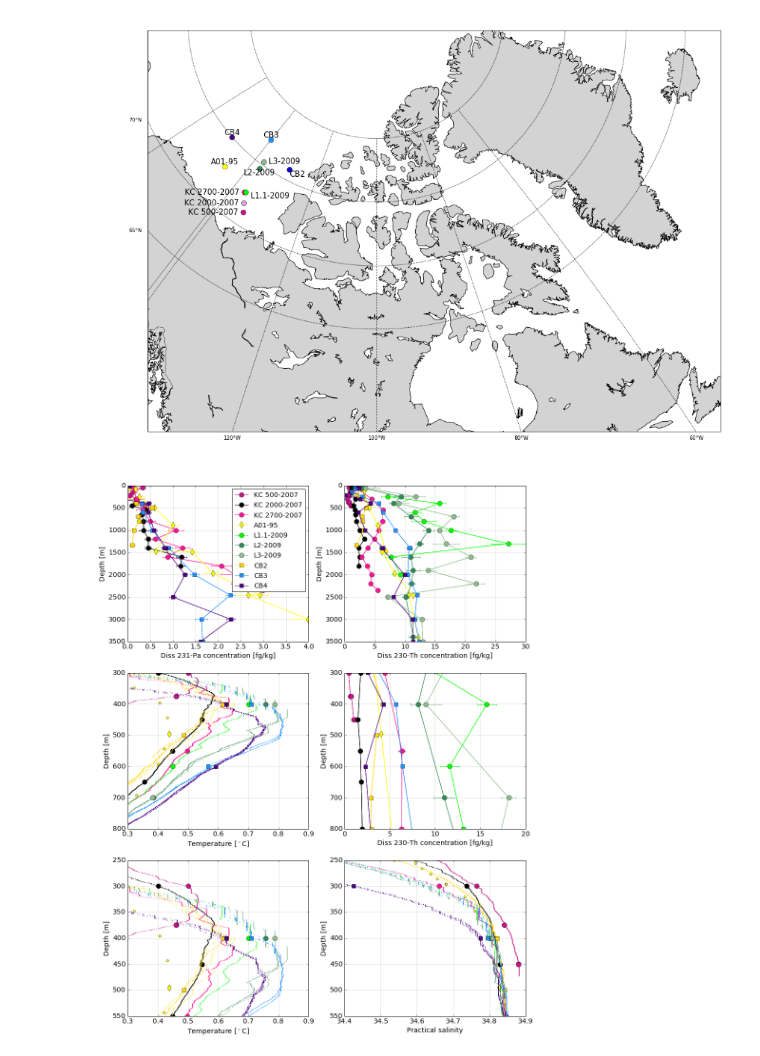
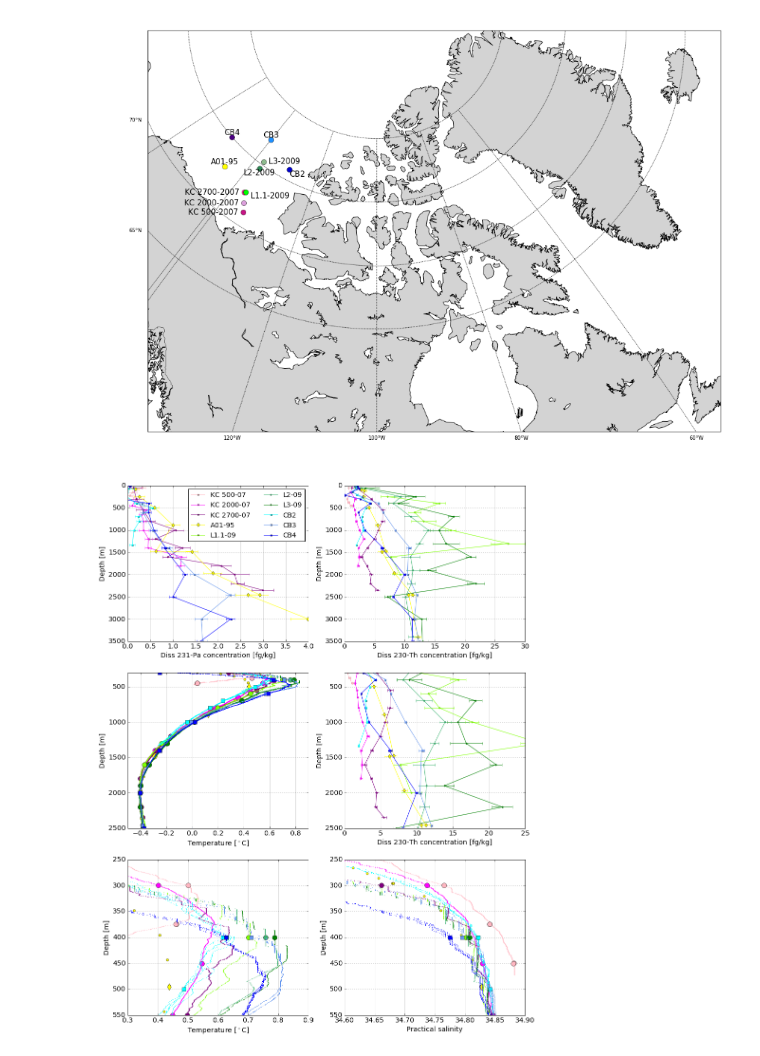
Before and after one commit to UBC-MOAD/analysis-melanie, a Jupyter notebook: notebooks/Geotraces2015data/CanadaBasin-v1-data.ipynb, the cells around one changed output. Saved outputs shown, nothing was run; the diff lists cells and outputs as text; code cells hidden in the pictures.

```diff
--- a/notebooks/Geotraces2015data/CanadaBasin-v1-data.ipynb
+++ b/notebooks/Geotraces2015data/CanadaBasin-v1-data.ipynb
@@ -19,7 +19,7 @@ To toggle on/off the raw code, click <a href="javascript:code_toggle()">here</a>
 # %%
 import Data
 
-data,sta,date,lon,lat,P,d,t,s,Tr,fluo,oxy_uM,oxy_mL,rho,isop,si,ti,NO3_1,NO3_2,PO3_1,PO3_2,SiO4_1,SiO4_2,nut = Data.AllData_variables()
-PaThData,PaTh_sta,PaTh_lon,PaTh_lat,PaTh_t,PaTh_s,PaTh_rho,PaTh_d = Data.PaTh_variables()
+data,sta,date,lon,lat,P,d,t,s,theta,Tpot,Tr,fluo,oxy_uM,oxy_mL,rho,isop,si,ti,NO3_1,NO3_2,PO3_1,PO3_2,SiO4_1,SiO4_2,nut = Data.AllData_variables()
+PaThData,PaTh_sta,PaTh_lon,PaTh_lat,PaTh_t,PaTh_s,PaTh_theta,PaTh_rho,PaTh_d = Data.PaTh_variables()
 listAllSta,listPaThSta,PaThDataSorted,PaThSort_sta,PaThSort_d,Pa,Th,PaTh,PaErr,ThErr,PaThErr = Data.PaTh_varSorted()
 # %% [output]
@@ -112,21 +134,23 @@ import matplotlib.pyplot as plt
 fig,((ax1, ax2), (ax3, ax4), (ax5, ax6))=plt.subplots(3,2,facecolor='w',figsize=(15,20))
 
 
-for station,Mt,St,Mtd,M,S,C in zip(('KC 500-2007', 'KC 2000-2007', 'KC 2700-2007', 'A01-95', 'L1.1-2009', 'L2-2009',
+for station,name,Mt,St,Mtd,M,S,C in zip(('KC 500-2007', 'KC 2000-2007', 'KC 2700-2007', 'A01-95', 'L1.1-2009', 'L2-2009',
                           'L3-2009','CB2','CB3','CB4'),
+                        ('KC 500-07', 'KC 2000-07', 'KC 2700-07', 'A01-95', 'L1.1-09', 'L2-09',
+                          'L3-09','CB2','CB3','CB4'),
                         ('.','.','.','o','.','.','.',',',',',','),(2,2,2,5,2,2,2,2,2,2),
                         ('o','o','o','d','o','o','o','s','s','s'),
                         ('o-','o-','o-','d-','o-','o-','o-','s-','s-','s-'),(10,10,10,10,10,10,10,8,8,8),
-                        ('mediumvioletred','k','deeppink','yellow','lime','seagreen',
-                        'darkseagreen','gold','dodgerblue','indigo')):
+                        ('lightpink','magenta','purple','yellow','chartreuse','mediumseagreen',
+                        'green','cyan','cornflowerblue','blue')):
 
     for ax,xfield,yfield,xdata,ydata,xlabels,ylabels,xranges,yranges in zip((ax3,ax5,ax6),(t,t,s),
                                     (d,d,d),(PaTh_t,PaTh_t,PaTh_s),(PaTh_d,PaTh_d,PaTh_d),
                                     ('Temperature [$^\circ$C]','Temperature [$^\circ$C]',
                                      'Practical salinity'),
                                     ('Depth [m]','Depth [m]','Depth [m]'),
-                                    ([0.3,0.9],[0.3, 0.9],[34.4, 34.9]),
-                                    ([300,800],[250, 550],[250, 550])):
+                                    ([-0.5,0.9],[0.3, 0.9],[34.6, 34.9]),
+                                    ([300,2500],[250, 550],[250, 550])):
         ax.plot(xfield[sta == station],yfield[sta == station],Mt,markersize=St,color=C,label=station)
         ax.plot(xdata[sta == station],ydata[sta == station],Mtd,markersize=S,color=C,label=station)
         ax.set_xlim(xranges)
@@ -135,37 +159,37 @@ for station,Mt,St,Mtd,M,S,C in zip(('KC 500-2007', 'KC 2000-2007', 'KC 2700-2007
         ax.set_ylabel(ylabels)
         ax.invert_yaxis()
 
 
     for ax,xfield,yfield,XERR,xlabels,ylabels,xranges,yranges in zip((ax1,ax2,ax4),(Pa,Th,Th),
                                     (PaThSort_d,PaThSort_d,PaThSort_d),
                                     (PaErr,ThErr,ThErr),
                                     ('Diss 231-Pa concentration [fg/kg]','Diss 230-Th concentration [fg/kg]',
                                      'Diss 230-Th concentration [fg/kg]'),
                                     ('Depth [m]','Depth [m]','Depth [m]'),
-                                    ([0,4],[0, 30],[0, 20]),
-                                    ([0,3500],[0, 3500],[300, 800])):
-        ax.plot(xfield[sta == station],yfield[sta == station],M,markersize=S,color=C,label=station)
+                                    ([0,4],[0, 30],[0, 25]),
+                                    ([0,3500],[0, 3500],[300, 2500])):
+        ax.plot(xfield[sta == station],yfield[sta == station],M,markersize=St+1,color=C,label=name)
         ax.errorbar(xfield[sta == station],yfield[sta == station],
-                     xerr=XERR[PaThSort_sta == station].tolist(),color=C)
+                     xerr=XERR[PaThSort_sta == station].tolist(),color=C,fmt='.')
         ax.set_xlim(xranges)
         ax.set_ylim(yranges)
         ax.set_xlabel(xlabels)
         ax.set_ylabel(ylabels)
         ax.invert_yaxis()
 
 
 for ax, in zip((ax1,ax2,ax3,ax4,ax5,ax6)):
     ax.xaxis.grid(True)
     ax.yaxis.grid(True)
     ax.set_axisbelow(True)
 
 handles, labels = ax1.get_legend_handles_labels()
 
-ax1.legend(handles[0:10],labels[0:10],loc='best',numpoints=1,framealpha=1,frameon=True)
+ax1.legend(handles[0:10],labels[0:10],ncol=2,loc='best',numpoints=1,framealpha=1,frameon=True)
 #ax3.add_artist(CTD[0,2,4,6,8,10,12,14,16,18])
 
-savefig('Figures/PaThStations_Pa-Th-T-S-vsd_zoomAW-color.png',bbox_inches='tight')
+savefig('Figures/PaThStations_Pa-Th-T-S-vsd_zoomAW-color-v2.png',bbox_inches='tight')
 
 plt.show()
 # %% [output]
-[figure, old version]
+[figure, new version]
```
Also changed, not shown: parts of 6 cells of this notebook, 12 other files.
